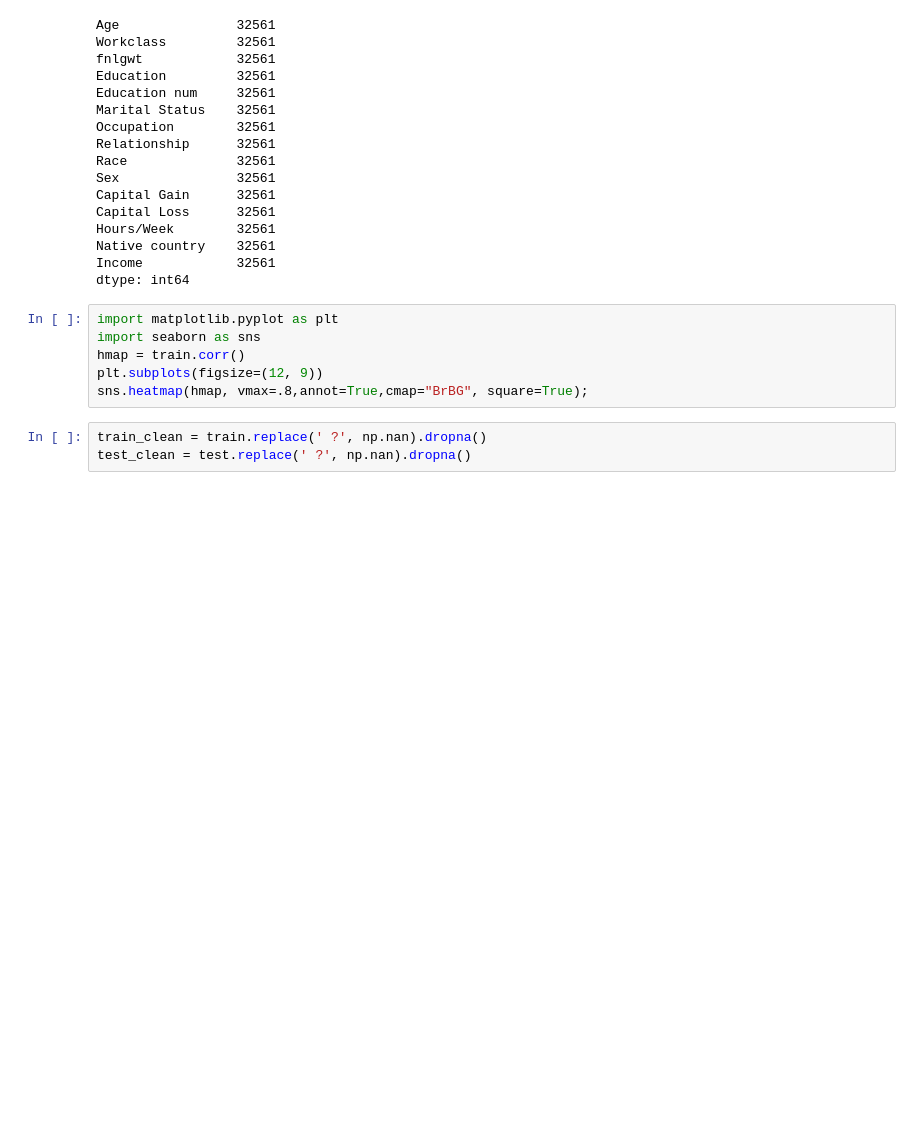
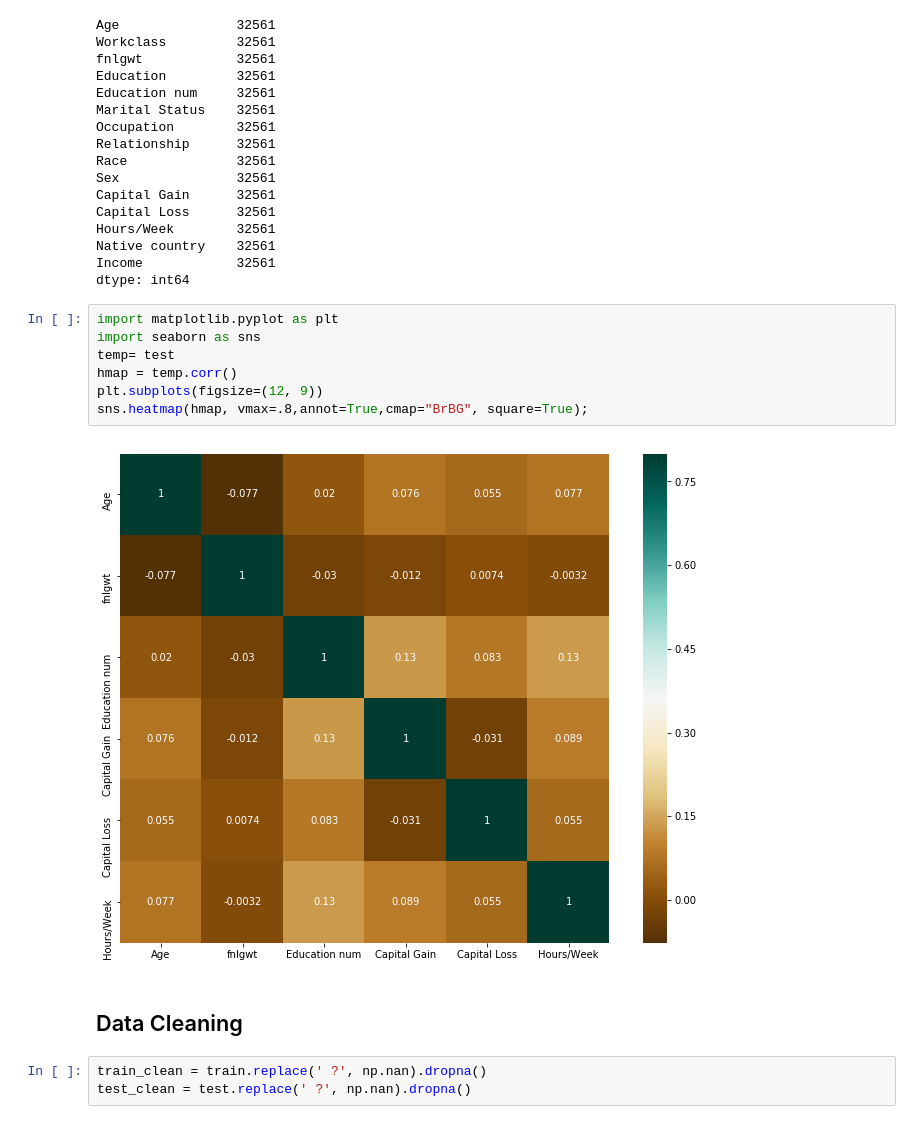
Before and after one commit to YashDeshpande1771/Adult-Income-prediction, a Jupyter notebook: DMW adult census.ipynb, the cells around one changed output. Cells and saved outputs as stored; diff of their text form; blank space fills up the shorter version.

```diff
--- a/DMW adult census.ipynb
+++ b/DMW adult census.ipynb
@@ -84,9 +132,14 @@ dtype: int64
 # %%
 import matplotlib.pyplot as plt
 import seaborn as sns
-hmap = train.corr()
+temp= test
+hmap = temp.corr()
 plt.subplots(figsize=(12, 9))
 sns.heatmap(hmap, vmax=.8,annot=True,cmap="BrBG", square=True);
+# %% [output]
+[figure, added]
+# %% [markdown]
+## Data Cleaning
 # %%
 train_clean = train.replace(' ?', np.nan).dropna()
 test_clean = test.replace(' ?', np.nan).dropna()
```
Also changed, not shown: parts of 23 cells of this notebook.
